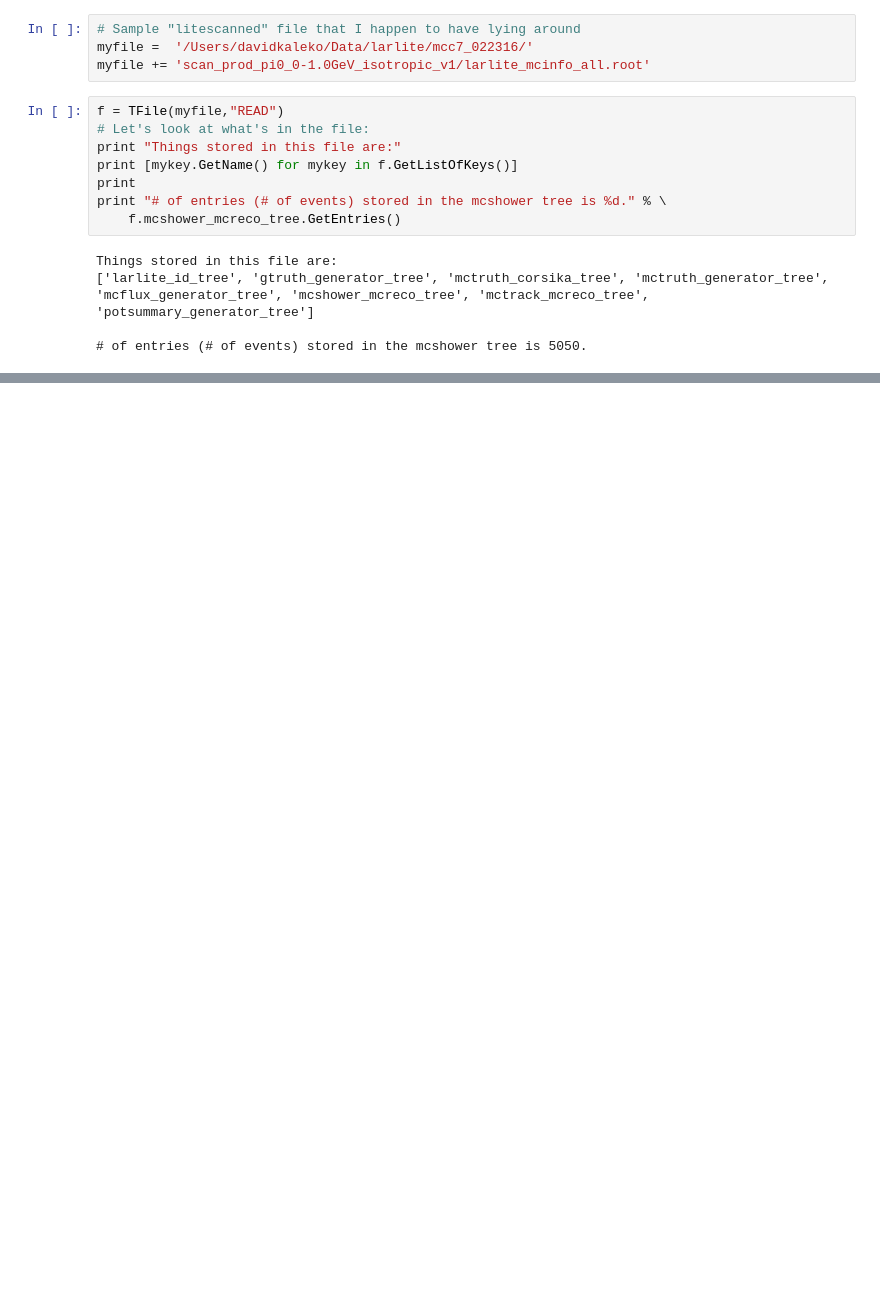
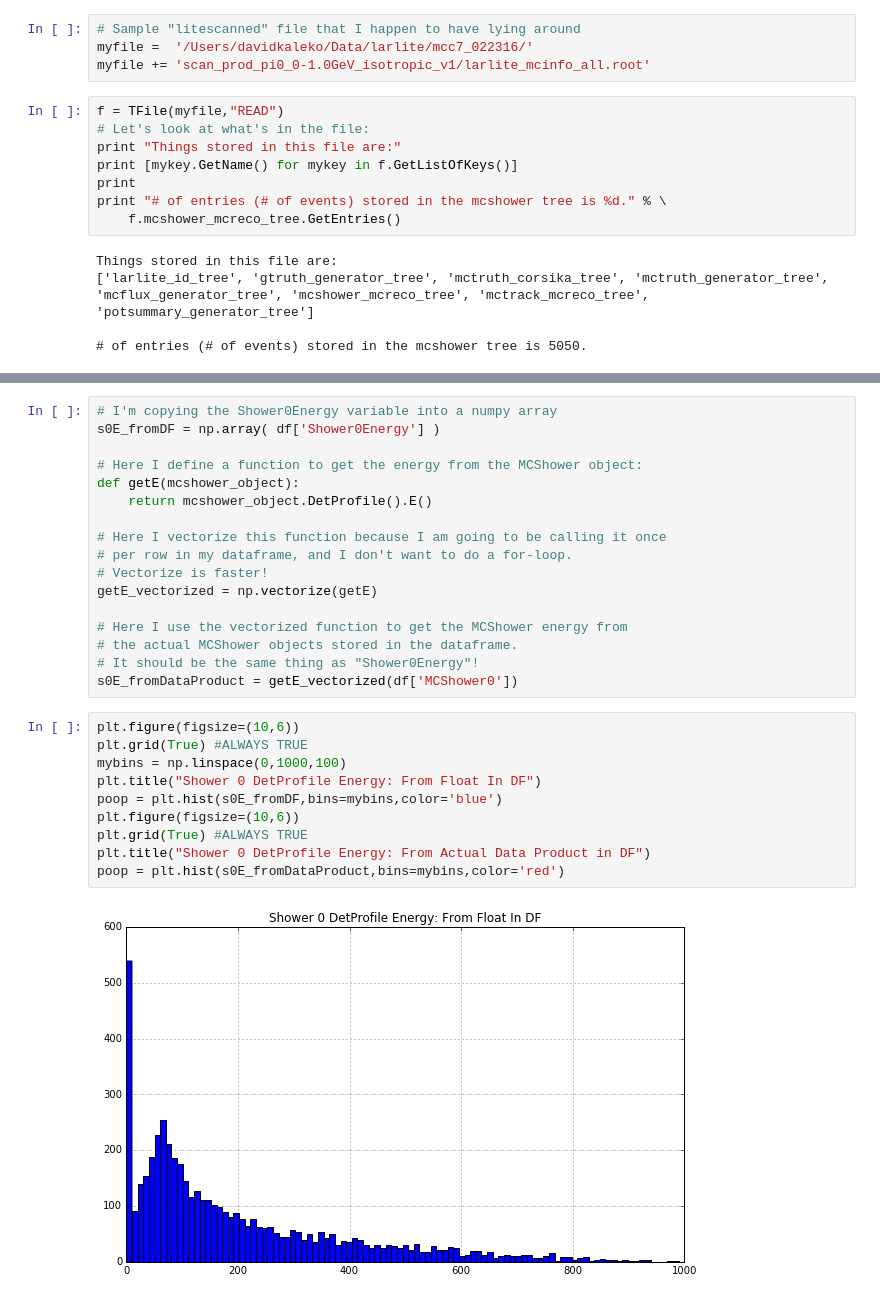
Before and after one commit to NevisUB/Tutorials, a Jupyter notebook: root2pandas/LArLite_example.ipynb, the cells around one changed output, grey strips where cells are left out. Drawn from its saved outputs; the diff is of its cells as text; blank space fills up the shorter version.

```diff
--- a/root2pandas/LArLite_example.ipynb
+++ b/root2pandas/LArLite_example.ipynb
@@ -65,0 +79,29 @@ df.head()
+# %%
+# I'm copying the Shower0Energy variable into a numpy array
+s0E_fromDF = np.array( df['Shower0Energy'] )
+
+# Here I define a function to get the energy from the MCShower object:
+def getE(mcshower_object):
+    return mcshower_object.DetProfile().E()
+
+# Here I vectorize this function because I am going to be calling it once
+# per row in my dataframe, and I don't want to do a for-loop.
+# Vectorize is faster!
+getE_vectorized = np.vectorize(getE)
+
+# Here I use the vectorized function to get the MCShower energy from
+# the actual MCShower objects stored in the dataframe.
+# It should be the same thing as "Shower0Energy"!
+s0E_fromDataProduct = getE_vectorized(df['MCShower0'])
+# %%
+plt.figure(figsize=(10,6))
+plt.grid(True) #ALWAYS TRUE
+mybins = np.linspace(0,1000,100)
+plt.title("Shower 0 DetProfile Energy: From Float In DF")
+poop = plt.hist(s0E_fromDF,bins=mybins,color='blue')
+plt.figure(figsize=(10,6))
+plt.grid(True) #ALWAYS TRUE
+plt.title("Shower 0 DetProfile Energy: From Actual Data Product in DF")
+poop = plt.hist(s0E_fromDataProduct,bins=mybins,color='red')
+# %% [output]
+[figure, added]
```
Also changed, not shown: parts of 10 cells of this notebook.
